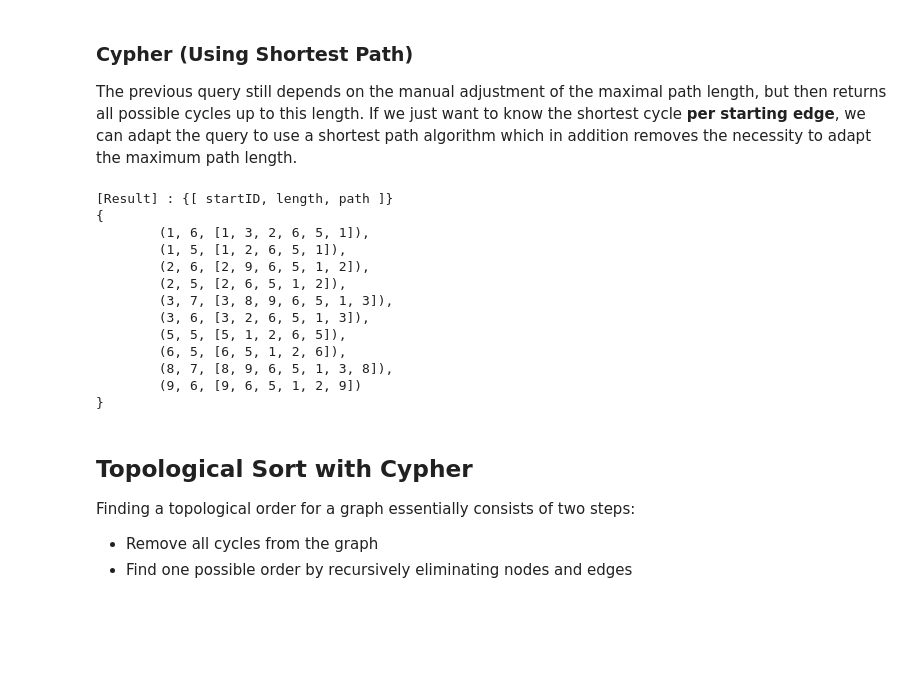
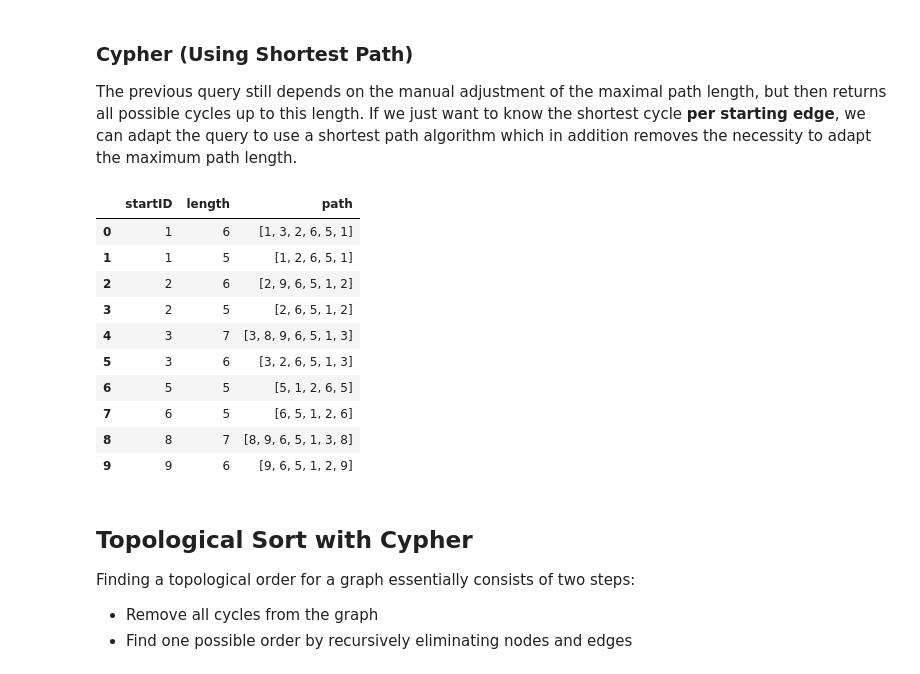
Before and after one commit to BigDataAnalyticsGroup/bigdataengineering, a Jupyter notebook: Graphs in Cypher.ipynb, the cells around one changed output. Saved outputs shown, nothing was run; the diff lists cells and outputs as text; code cells hidden in the pictures; blank space fills up the shorter version.

```diff
--- a/Graphs in Cypher.ipynb
+++ b/Graphs in Cypher.ipynb
@@ -253,26 +241,23 @@ The previous query still depends on the manual adjustment of the maximal path le
 # %%
 cur = graph.run("""
 MATCH (a:TRANSACTION)-->(b:TRANSACTION),
   cyclePath=shortestPath((b)-[*]->(a))
 WITH [a] + NODES(cyclePath) AS path
 RETURN path[0].node_id AS startID, SIZE(path) AS length, [n IN path | n.node_id] AS path;
 """)
-print_set_neo4j(cur)
-#cur.close()
+display(cur.to_data_frame())
 # %% [output]
-[Result] : {[ startID, length, path ]}
-{
-        (1, 6, [1, 3, 2, 6, 5, 1]),
-        (1, 5, [1, 2, 6, 5, 1]),
-        (2, 6, [2, 9, 6, 5, 1, 2]),
-        (2, 5, [2, 6, 5, 1, 2]),
-        (3, 7, [3, 8, 9, 6, 5, 1, 3]),
-        (3, 6, [3, 2, 6, 5, 1, 3]),
-        (5, 5, [5, 1, 2, 6, 5]),
-        (6, 5, [6, 5, 1, 2, 6]),
-        (8, 7, [8, 9, 6, 5, 1, 3, 8]),
-        (9, 6, [9, 6, 5, 1, 2, 9])
-}
+|  | startID | length | path |
+| 0 | 1 | 6 | [1, 3, 2, 6, 5, 1] |
+| 1 | 1 | 5 | [1, 2, 6, 5, 1] |
+| 2 | 2 | 6 | [2, 9, 6, 5, 1, 2] |
+| 3 | 2 | 5 | [2, 6, 5, 1, 2] |
+| 4 | 3 | 7 | [3, 8, 9, 6, 5, 1, 3] |
+| 5 | 3 | 6 | [3, 2, 6, 5, 1, 3] |
+| 6 | 5 | 5 | [5, 1, 2, 6, 5] |
+| 7 | 6 | 5 | [6, 5, 1, 2, 6] |
+| 8 | 8 | 7 | [8, 9, 6, 5, 1, 3, 8] |
+| 9 | 9 | 6 | [9, 6, 5, 1, 2, 9] |
 # %% [markdown]
 ## Topological Sort with Cypher
 
```
Also changed, not shown: parts of 11 cells of this notebook.
